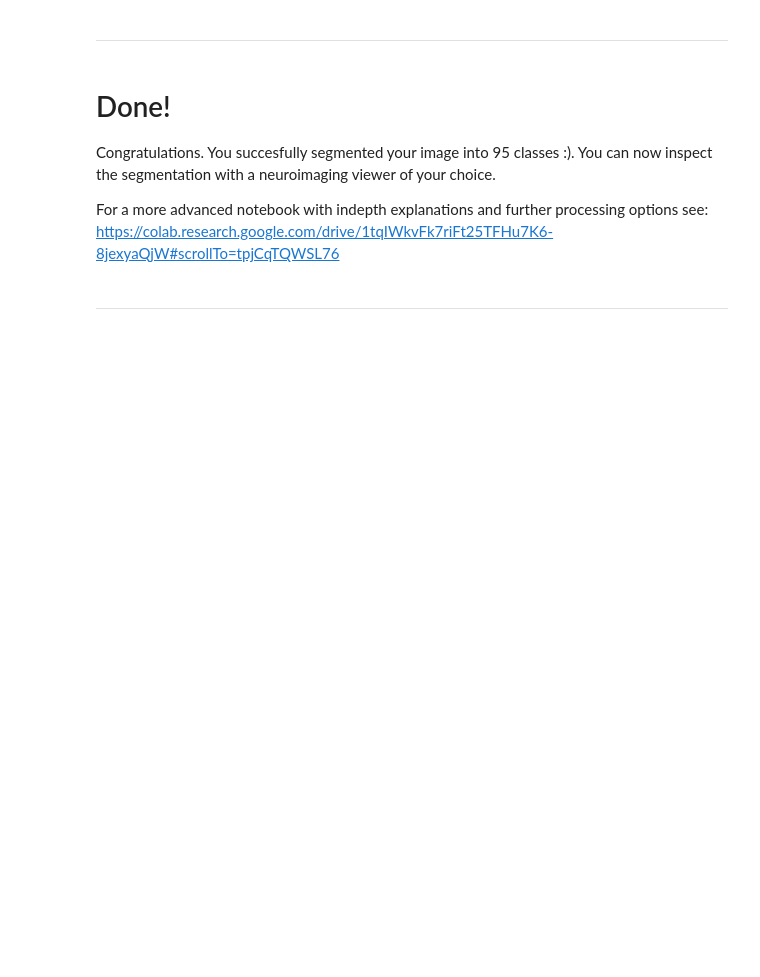
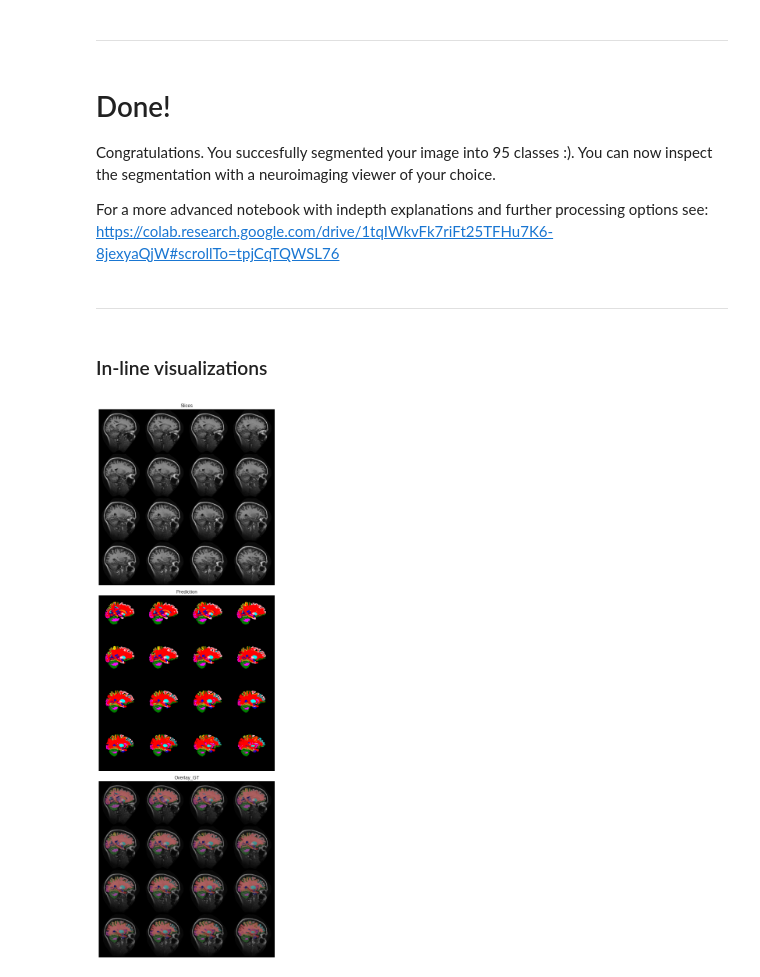
Before and after one commit to Deep-MI/FastSurfer, a Jupyter notebook: Tutorial/Tutorial_FastSurferCNN_QuickSeg.ipynb, the cells around one changed output. Cells and saved outputs as stored; diff of their text form; code cells hidden in the pictures; blank space fills up the shorter version.

```diff
--- a/Tutorial/Tutorial_FastSurferCNN_QuickSeg.ipynb
+++ b/Tutorial/Tutorial_FastSurferCNN_QuickSeg.ipynb
@@ -85,6 +84,16 @@ files.download('/content/fastsurfer_seg/Tutorial/mri/aparc.DKTatlas+aseg.deep.mg
 # %% [output]
 [interactive output not drawn]
 [interactive output not drawn]
+# %%
+#@title Click this run button, if you would prefer to download the segmentation in nifti-format
+import nibabel as nib
+# conversion to nifti
+data = nib.load('/content/fastsurfer_seg/Tutorial/mri/aparc.DKTatlas+aseg.deep.mgz')
+img_nifti = nib.Nifti1Image(data.get_fdata(), data.affine, header=nib.Nifti1Header())
+nib.nifti1.save(img_nifti, '/content/fastsurfer_seg/Tutorial/mri/aparc.DKTatlas+aseg.deep.nii.gz')
+
+from google.colab import files
+files.download('/content/fastsurfer_seg/Tutorial/mri/aparc.DKTatlas+aseg.deep.nii.gz')
 # %%
 #@title If you chose the example subject (Alternative in Click 1), click the run button if you want to download the input image as well
 from google.colab import files
@@ -92,6 +101,16 @@ files.download("/content/orig.mgz")
 # %% [output]
 [interactive output not drawn]
 [interactive output not drawn]
+# %%
+#@title Click this run button, if you would prefer to download the image in nifti-format
+import nibabel as nib
+# conversion to nifti
+data = nib.load("/content/140_orig.mgz")
+img_nifti = nib.Nifti1Image(data.get_fdata(), data.affine, header=nib.Nifti1Header())
+nib.nifti1.save(img_nifti, "/content/140_orig.nii.gz")
+
+from google.colab import files
+files.download("/content/140_orig.nii.gz")
 # %% [markdown]
 ---
 # %% [markdown]
@@ -102,3 +121,60 @@ Congratulations. You succesfully segmented your image into 95 classes :). You ca
 For a more advanced notebook with indepth explanations and further processing options see: https://colab.research.google.com/drive/1tqIWkvFk7riFt25TFHu7K6-8jexyaQjW#scrollTo=tpjCqTQWSL76
 # %% [markdown]
 ---
+# %% [markdown]
+### In-line visualizations
+# %%
+#@title Plot some slices from the segmented brain
+%matplotlib inline
+import matplotlib.pyplot as plt
+plt.style.use('seaborn-whitegrid')
+from skimage import color
+import torch
+import numpy as np
+from torchvision import utils
+
+def plot_predictions(image, pred):
+    """
+    Function to plot predictions from validation set.
+    :param images_batch:
+    :param labels_batch:
+    :param batch_output:
+    :param plt_title:
+    :param file_save_name:
+    :return:
+    """
+
+    f = plt.figure(figsize=(20, 20))
+    n, h, w = image.shape
+
+    mid_slice = n // 2
+    image = torch.from_numpy(np.expand_dims(image[mid_slice+16:mid_slice+32, :, :], 1))
+    grid = utils.make_grid(image, nrow=4)
+
+    plt.subplot(311)
+    plt.imshow(grid.numpy().transpose((1, 2, 0)))
+    plt.title('Slices')
+
+    grid2 = utils.make_grid(torch.from_numpy(np.expand_dims(pred[mid_slice+16:mid_slice+32, ...], 1)), nrow=4)[0]
+    color_grid = color.label2rgb(grid2.numpy(), bg_label=0)
+    plt.subplot(312)
+    plt.imshow(color_grid)
+    plt.title('Prediction')
+
+    plt.subplot(313)
+    plt.imshow(grid.numpy().transpose((1, 2, 0)))
+    plt.imshow(color_grid, alpha=0.3)
+    plt.title('Overlay_GT')
+
+    for ax in f.axes:
+      ax.grid(b=None)
+      ax.axis("off")
+    plt.tight_layout()
+
+    plt.show()
+
+orig_data = nib.load("/content/140_orig.mgz").get_fdata() / 255
+pred_data = nib.load('/content/fastsurfer_seg/Tutorial/mri/aparc.DKTatlas+aseg.deep.mgz').get_fdata()
+plot_predictions(orig_data, pred_data)
+# %% [output]
+[figure, added]
```
Also changed, not shown: parts of 6 cells of this notebook.
